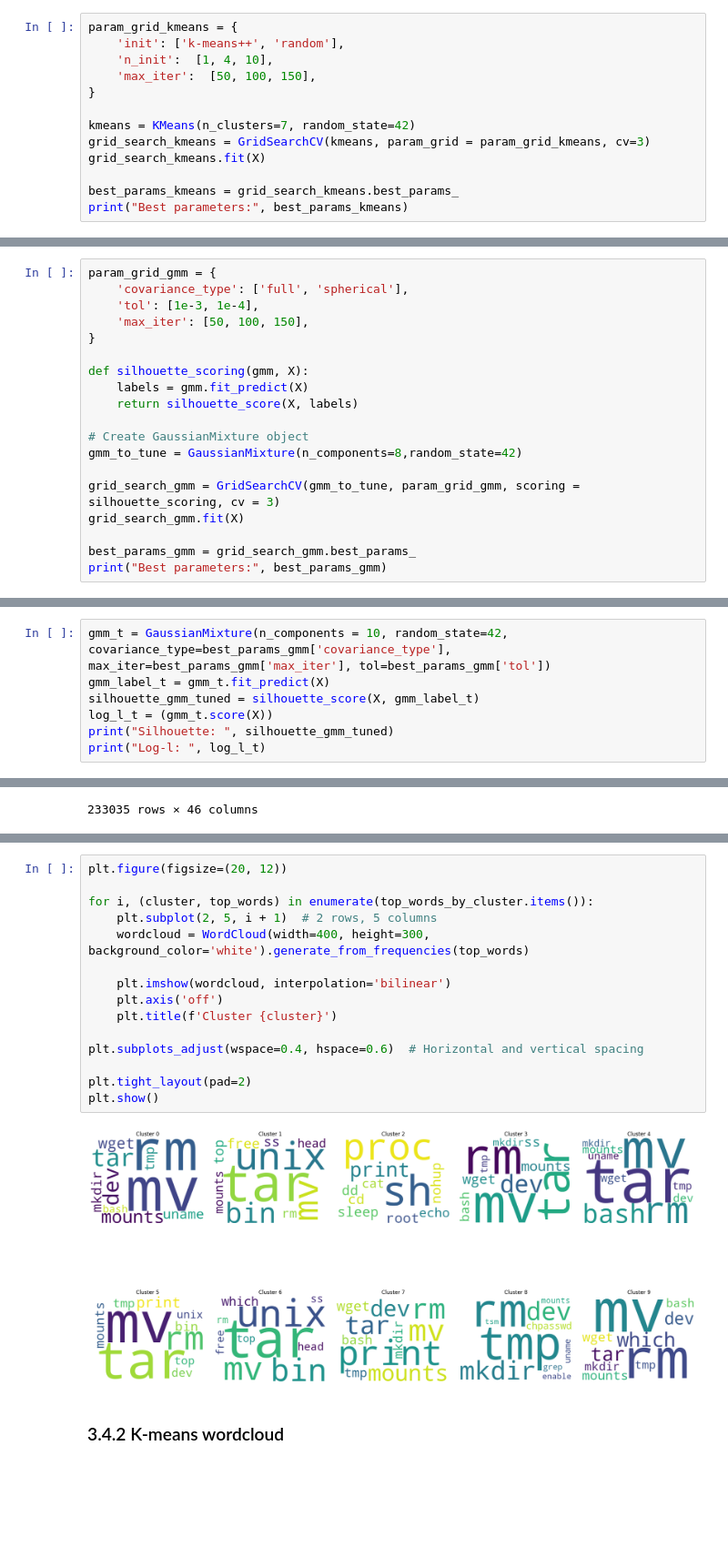
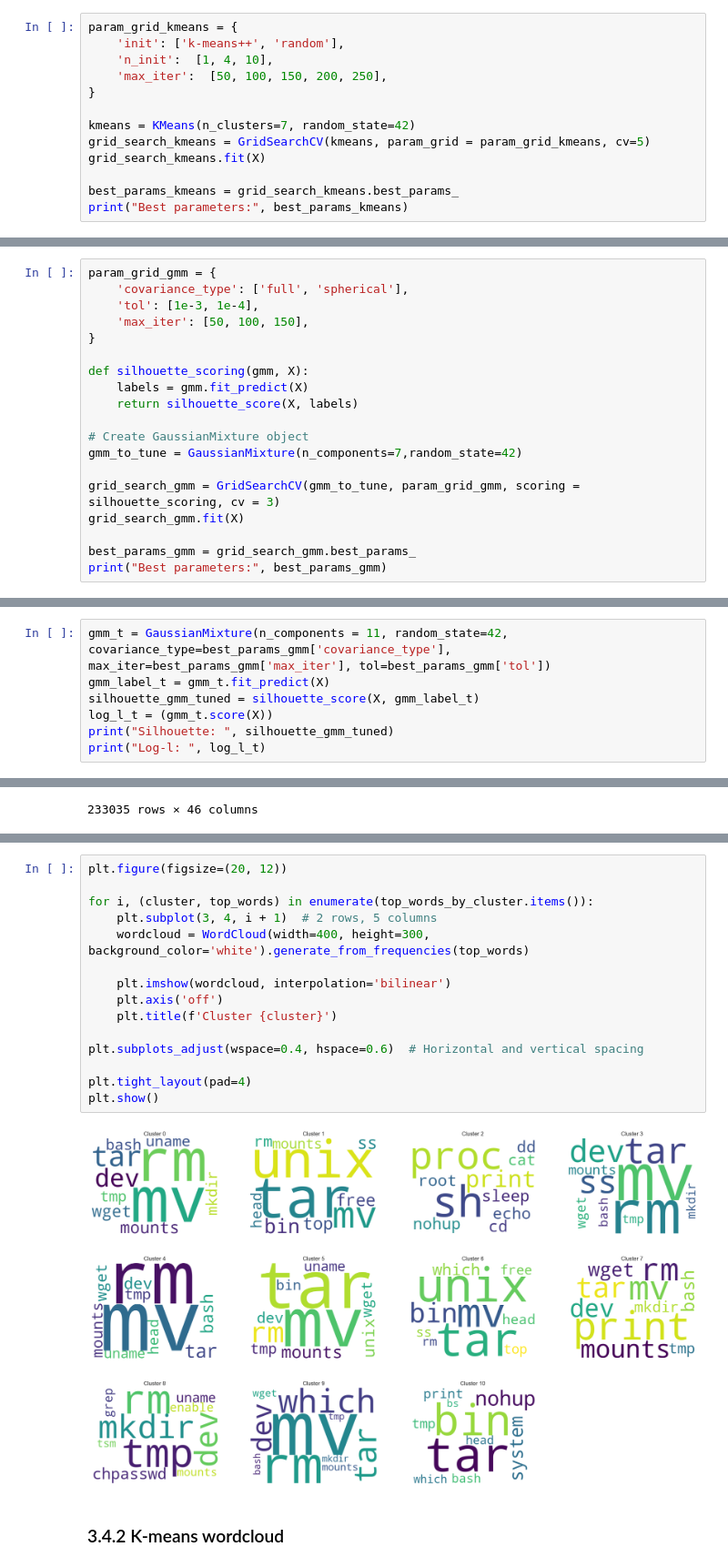
Before and after one commit to massimomecarelli/ML4N_project, a Jupyter notebook: Unsupervised_clustering.ipynb, the cells around one changed output, grey strips where cells are left out. Shown at 91% size. Cells and saved outputs as stored; diff of their text form; blank space fills up the shorter version.

```diff
--- a/Unsupervised_clustering.ipynb
+++ b/Unsupervised_clustering.ipynb
@@ -139,11 +139,11 @@ best k:  11 , corresponding silhouette:  0.8768376539949679
 param_grid_kmeans = {
     'init': ['k-means++', 'random'],
     'n_init':  [1, 4, 10],
-    'max_iter':  [50, 100, 150],
+    'max_iter':  [50, 100, 150, 200, 250],
 }
 
 kmeans = KMeans(n_clusters=7, random_state=42)
-grid_search_kmeans = GridSearchCV(kmeans, param_grid = param_grid_kmeans, cv=3)
+grid_search_kmeans = GridSearchCV(kmeans, param_grid = param_grid_kmeans, cv=5)
 grid_search_kmeans.fit(X)
 
 best_params_kmeans = grid_search_kmeans.best_params_
@@ -170,7 +175,7 @@ def silhouette_scoring(gmm, X):
     return silhouette_score(X, labels)
 
 # Create GaussianMixture object
-gmm_to_tune = GaussianMixture(n_components=8,random_state=42)
+gmm_to_tune = GaussianMixture(n_components=7,random_state=42)
 
 grid_search_gmm = GridSearchCV(gmm_to_tune, param_grid_gmm, scoring = silhouette_scoring, cv = 3)
 grid_search_gmm.fit(X)
@@ -180,7 +185,7 @@ print("Best parameters:", best_params_gmm)
 # %% [output]
 Best parameters: {'covariance_type': 'full', 'max_iter': 50, 'tol': 0.001}
 # %%
-gmm_t = GaussianMixture(n_components = 10, random_state=42, covariance_type=best_params_gmm['covariance_type'], max_iter=best_params_gmm['max_iter'], tol=best_params_gmm['tol'])
+gmm_t = GaussianMixture(n_components = 11, random_state=42, covariance_type=best_params_gmm['covariance_type'], max_iter=best_params_gmm['max_iter'], tol=best_params_gmm['tol'])
 gmm_label_t = gmm_t.fit_predict(X)
 silhouette_gmm_tuned = silhouette_score(X, gmm_label_t)
 log_l_t = (gmm_t.score(X))
@@ -314,20 +338,20 @@ Name: 9, dtype: float64
 # %%
 plt.figure(figsize=(20, 12))
 
 for i, (cluster, top_words) in enumerate(top_words_by_cluster.items()):
-    plt.subplot(2, 5, i + 1)  # 2 rows, 5 columns
+    plt.subplot(3, 4, i + 1)  # 2 rows, 5 columns
     wordcloud = WordCloud(width=400, height=300, background_color='white').generate_from_frequencies(top_words)
 
     plt.imshow(wordcloud, interpolation='bilinear')
     plt.axis('off')
     plt.title(f'Cluster {cluster}')
 
 plt.subplots_adjust(wspace=0.4, hspace=0.6)  # Horizontal and vertical spacing
 
-plt.tight_layout(pad=2)
+plt.tight_layout(pad=4)
 plt.show()
 # %% [output]
-[figure, old version]
+[figure, new version]
 # %% [markdown]
 ### 3.4.2 K-means wordcloud
 # %%
```
Also changed, not shown: parts of 14 cells of this notebook.
